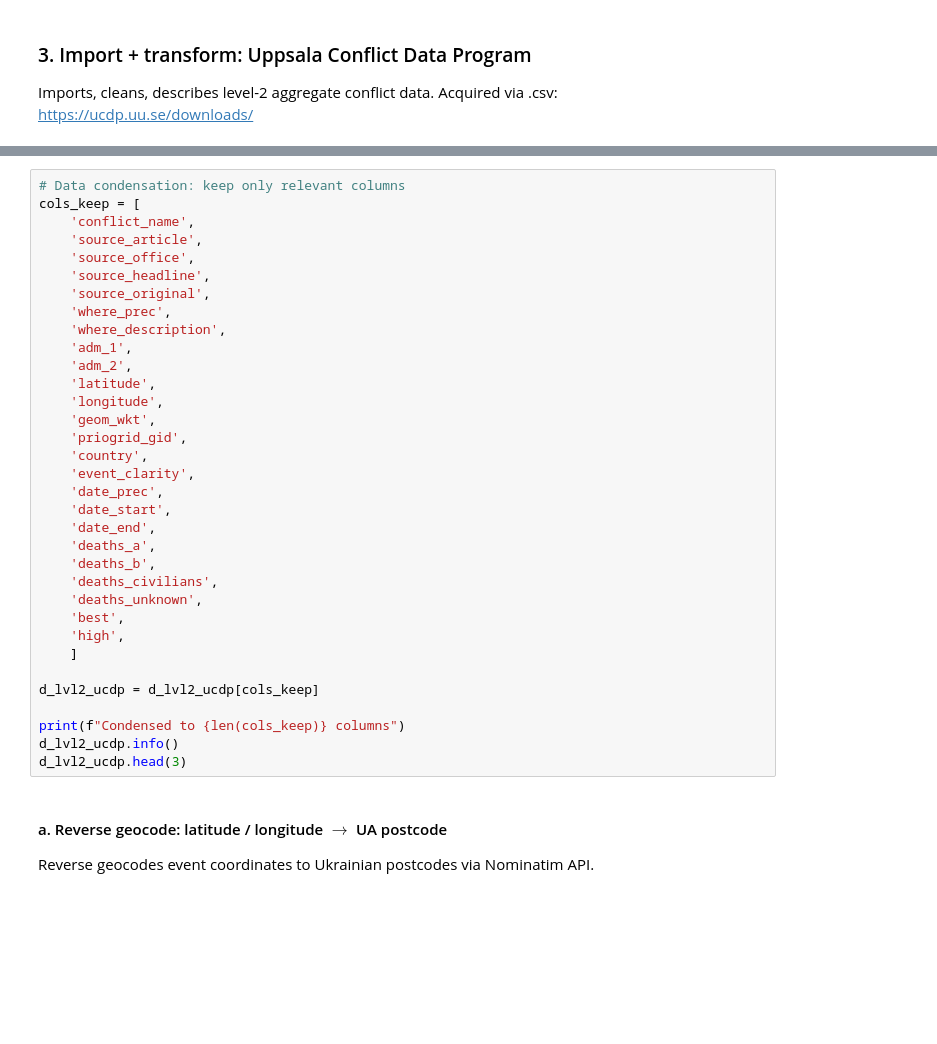
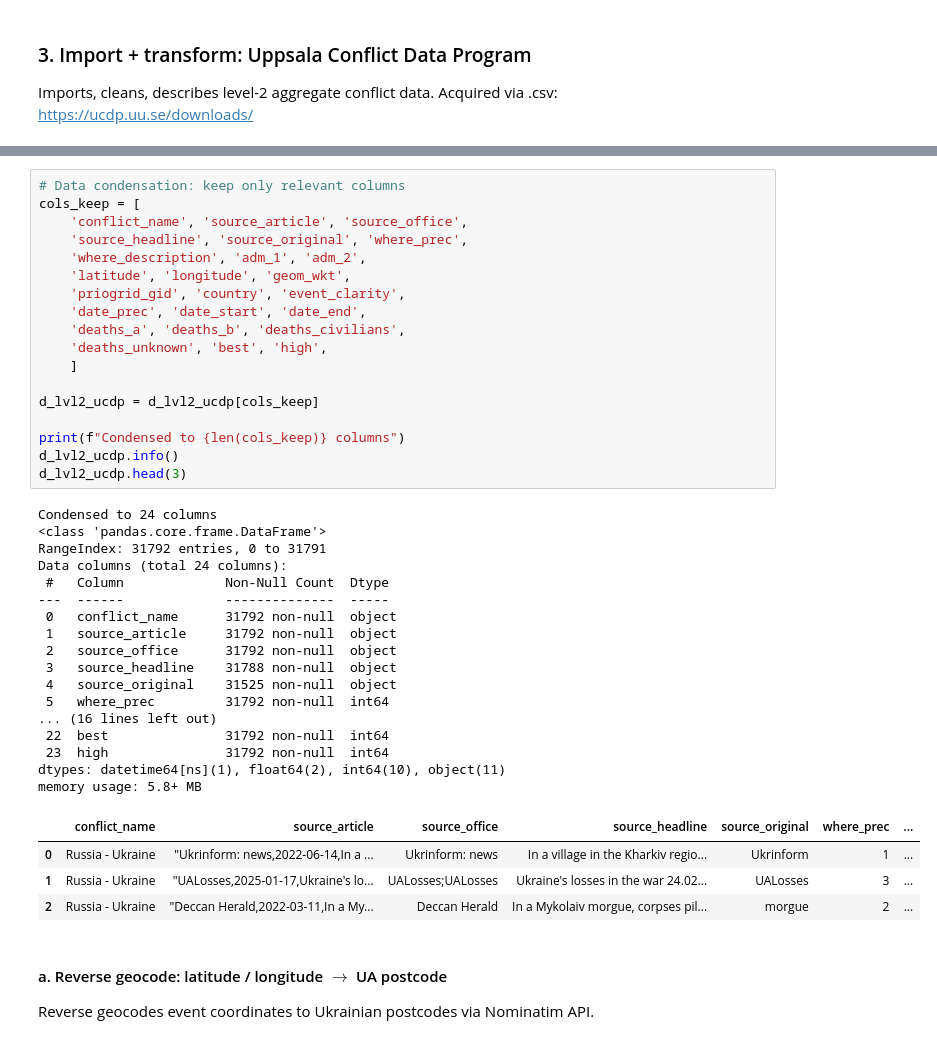
Before and after one commit to sskeen/civilian-trauma, a Jupyter notebook: src/notebooks/uls_scratchpad.ipynb, the cells around one changed output, grey strips where cells are left out. Drawn from its saved outputs; the diff is of its cells as text; blank space fills up the shorter version.

```diff
--- a/src/notebooks/uls_scratchpad.ipynb
+++ b/src/notebooks/uls_scratchpad.ipynb
@@ -386,37 +481,43 @@ d_lvl2_ucdp.head(3)
 # %%
 # Data condensation: keep only relevant columns
 cols_keep = [
-    'conflict_name',
-    'source_article',
-    'source_office',
-    'source_headline',
-    'source_original',
-    'where_prec',
-    'where_description',
-    'adm_1',
-    'adm_2',
-    'latitude',
-    'longitude',
-    'geom_wkt',
-    'priogrid_gid',
-    'country',
-    'event_clarity',
-    'date_prec',
-    'date_start',
-    'date_end',
-    'deaths_a',
-    'deaths_b',
-    'deaths_civilians',
-    'deaths_unknown',
-    'best',
-    'high',
+    'conflict_name', 'source_article', 'source_office',
+    'source_headline', 'source_original', 'where_prec',
+    'where_description', 'adm_1', 'adm_2',
+    'latitude', 'longitude', 'geom_wkt',
+    'priogrid_gid', 'country', 'event_clarity',
+    'date_prec', 'date_start', 'date_end',
+    'deaths_a', 'deaths_b', 'deaths_civilians',
+    'deaths_unknown', 'best', 'high',
     ]
 
 d_lvl2_ucdp = d_lvl2_ucdp[cols_keep]
 
 print(f"Condensed to {len(cols_keep)} columns")
 d_lvl2_ucdp.info()
 d_lvl2_ucdp.head(3)
+# %% [output]
+Condensed to 24 columns
+<class 'pandas.core.frame.DataFrame'>
+RangeIndex: 31792 entries, 0 to 31791
+Data columns (total 24 columns):
+ #   Column             Non-Null Count  Dtype
+---  ------             --------------  -----
+ 0   conflict_name      31792 non-null  object
+ 1   source_article     31792 non-null  object
+ 2   source_office      31792 non-null  object
+ 3   source_headline    31788 non-null  object
+ 4   source_original    31525 non-null  object
+ 5   where_prec         31792 non-null  int64
+... (16 lines left out)
+ 22  best               31792 non-null  int64
+ 23  high               31792 non-null  int64
+dtypes: datetime64[ns](1), float64(2), int64(10), object(11)
+memory usage: 5.8+ MB
+|  | conflict_name | source_article | source_office | source_headline | source_original | where_prec | ... |
+| 0 | Russia - Ukraine | "Ukrinform: news,2022-06-14,In a ... | Ukrinform: news | In a village in the Kharkiv regio... | Ukrinform | 1 | ... |
+| 1 | Russia - Ukraine | "UALosses,2025-01-17,Ukraine's lo... | UALosses;UALosses | Ukraine's losses in the war 24.02... | UALosses | 3 | ... |
+| 2 | Russia - Ukraine | "Deccan Herald,2022-03-11,In a My... | Deccan Herald | In a Mykolaiv morgue, corpses pil... | morgue | 2 | ... |
 # %% [markdown]
 #### a. Reverse geocode: latitude / longitude $\rightarrow$ UA postcode
 Reverse geocodes event coordinates to Ukrainian postcodes via Nominatim API.
```
Also changed, not shown: parts of 31 cells of this notebook.
